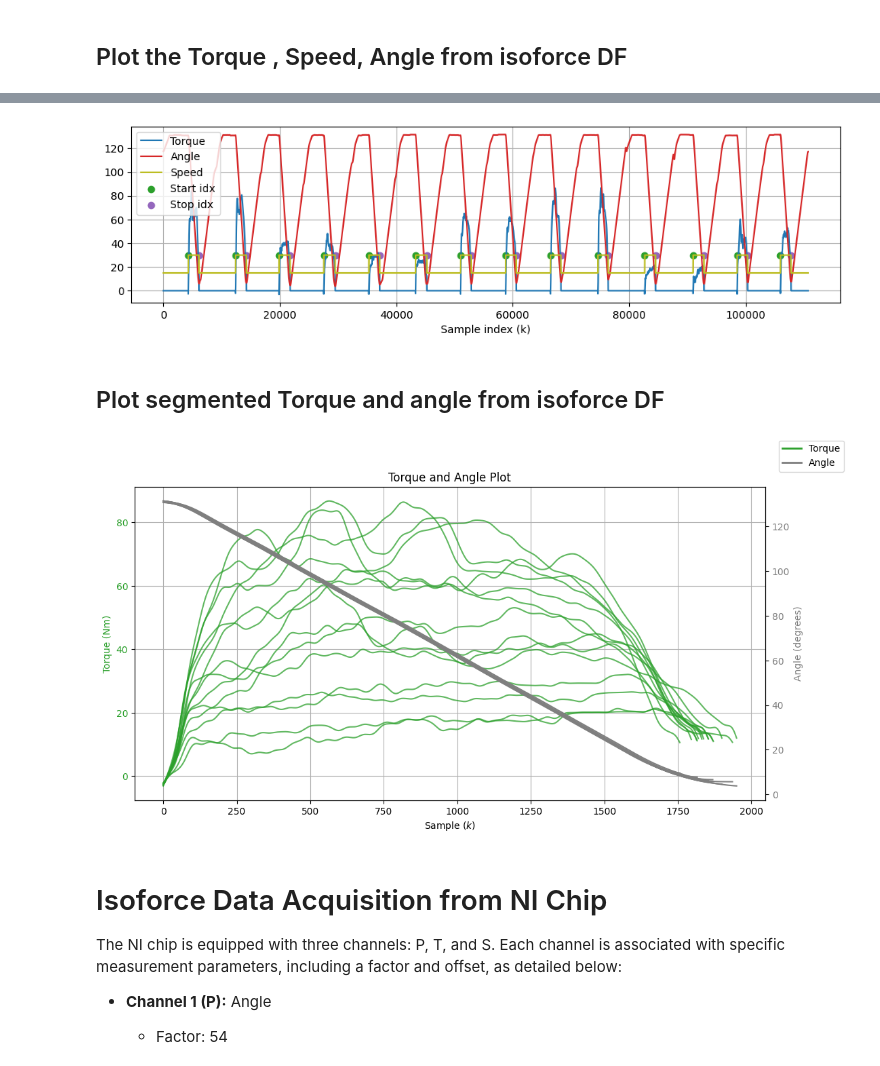
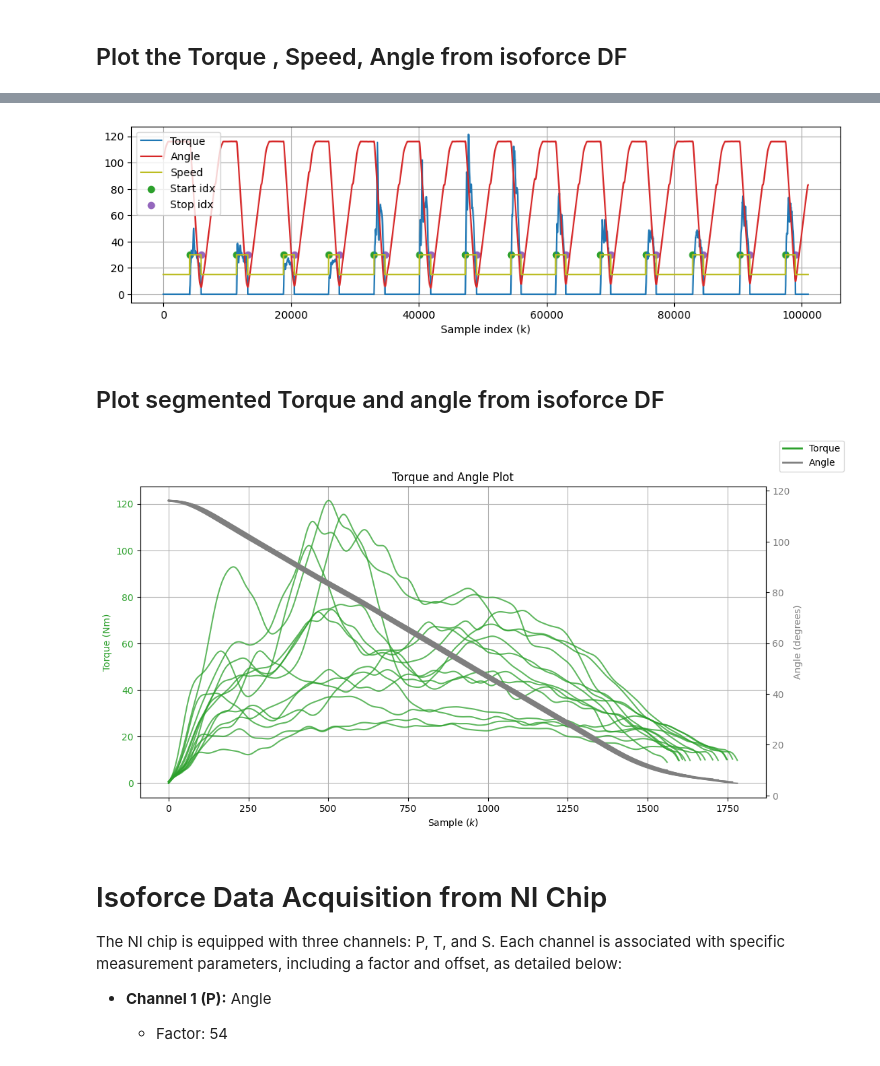
Before and after one commit to Arash-Keshavarz/EIT_Thigh_Force_Estimation, a Jupyter notebook: post_processing/Post_processing.ipynb, the cells around one changed output, grey strips where cells are left out. Saved outputs shown, nothing was run; the diff lists cells and outputs as text; code cells hidden in the pictures.

```diff
--- a/post_processing/Post_processing.ipynb
+++ b/post_processing/Post_processing.ipynb
@@ -12,0 +5,4 @@ Cleaned data saved to /Users/arash/Library/Mobile Documents/com~apple~CloudDocs/
+# %%
+file_path = "../measurements/P04"
+# %%
+iso_raw_DF = generate_DF(file_path)
@@ -12,0 +11,2 @@ Cleaned data saved to /Users/arash/Library/Mobile Documents/com~apple~CloudDocs/
+# %%
+protocol = Protocol(file_path)
@@ -14,9 +21,10 @@ Cleaned data saved to /Users/arash/Library/Mobile Documents/com~apple~CloudDocs/
 ## Plot the Torque , Speed, Angle from isoforce DF
 # %%
 import pandas as pd
-#iso_raw_DF = r"D:\EIT\EIT_Thigh_Force_Measurement\GUI_Data_Acquisition\measurements\Judi_t_20250207_084859\iso_raw_data.csv"
-#iso_raw_DF = pd.read_csv(iso_raw_DF)
-isoforce_iso = IsoForceRAW(iso_raw_DF, LP_filter_enabled=True, Leg='right')
+
+# iso_raw_DF = r"D:\EIT\EIT_Thigh_Force_Measurement\GUI_Data_Acquisition\measurements\Judi_t_20250207_084859\iso_raw_data.csv"
+# iso_raw_DF = pd.read_csv(iso_raw_DF)
+isoforce_iso = IsoForceRAW(iso_raw_DF, protocol, LP_filter_enabled=True)
 isoforce_iso.plot_torque()
 isoforce_iso.plot_angle()
 isoforce_iso.plot_speed()
@@ -28,41 +36,42 @@ Applying low-pass filter to torque and angle data.
 # %%
 isoforce_iso.plot_data()
 # %% [output]
-[figure, old version]
+[figure, new version]
 # %% [markdown]
 ## Plot segmented Torque and angle from isoforce DF
 # %%
 from matplotlib.lines import Line2D
-fig, ax1 = plt.subplots(figsize=(12,6))
+
+fig, ax1 = plt.subplots(figsize=(12, 6))
 
 # Plot Torque on the primary y-axis
 for idx in range(len(isoforce_iso.torque_segments.keys())):
     ax1.plot(isoforce_iso.torque_segments[f"T_seg_{idx}"], "C2", alpha=0.75)
 
 ax1.set_xlabel("Sample ($k$)")
 ax1.set_ylabel("Torque (Nm)", color="C2")
 ax1.tick_params(axis="y", labelcolor="C2")
 ax1.grid()
 
 # Create a second y-axis for Angle
 ax2 = ax1.twinx()
 for idx in range(len(isoforce_iso.angle_segments.keys())):
     ax2.plot(isoforce_iso.angle_segments[f"A_seg_{idx}"], "C7")
 
 ax2.set_ylabel("Angle (degrees)", color="C7")
 ax2.tick_params(axis="y", labelcolor="C7")
 
 custom_lines = [
     Line2D([0], [0], color="C2", lw=2, label="Torque"),
-    Line2D([0], [0], color="C7", lw=2, label="Angle")
+    Line2D([0], [0], color="C7", lw=2, label="Angle"),
 ]
 fig.legend(handles=custom_lines, loc="upper right")
 
 
 plt.title("Torque and Angle Plot")
 plt.show()
 # %% [output]
-[figure, old version]
+[figure, new version]
 # %% [markdown]
 # Isoforce Data Acquisition from NI Chip
 
```
Also changed, not shown: parts of 27 cells of this notebook, 6 other files.
